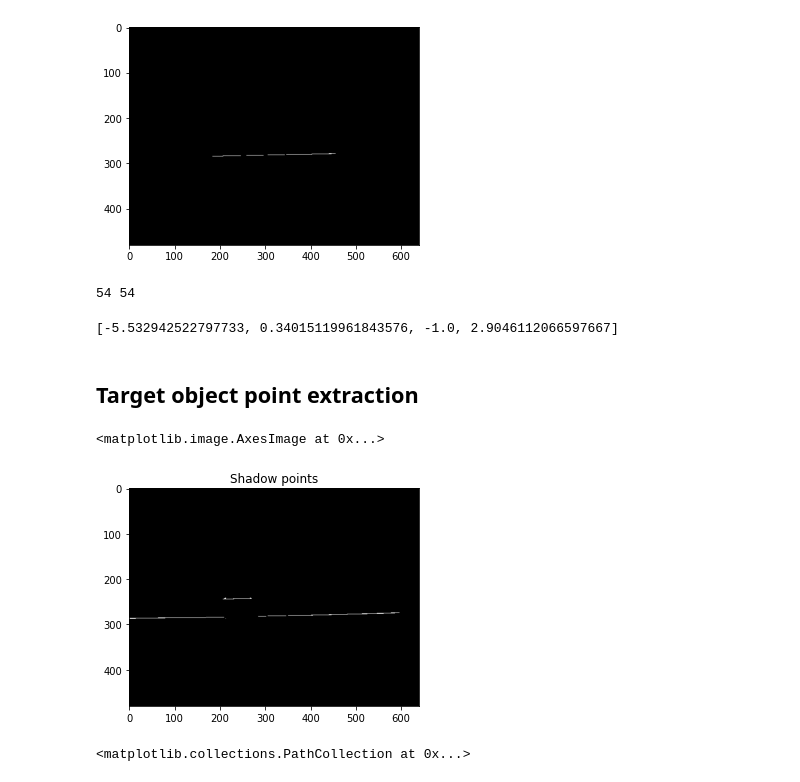
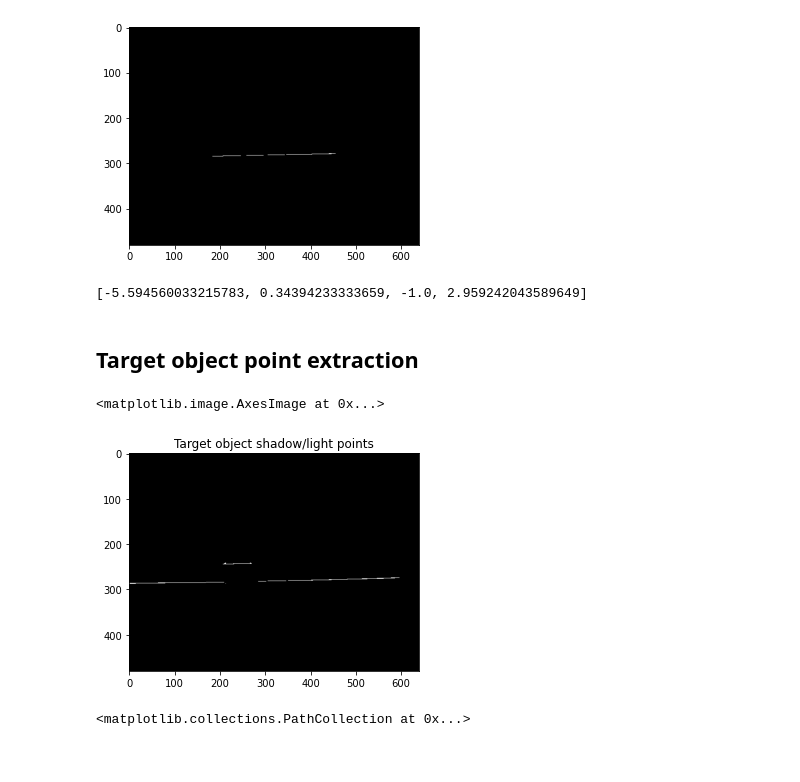
Before and after one commit to bernas670/3d-acquisition-feup-vcom, a Jupyter notebook: experiments.ipynb, the cells around one changed output. Saved outputs shown, nothing was run; the diff lists cells and outputs as text; code cells hidden in the pictures.

```diff
--- a/experiments.ipynb
+++ b/experiments.ipynb
@@ -212,7 +90,5 @@ for pixel in white_pixel_coords:
 
 # TODO: fix this ad hoc way of assuring the number of top points is the same as the number of bottom points
 bottom_points = bottom_points[len(bottom_points)//2 -len(top_points)//2 : len(bottom_points)//2 + len(top_points) // 2]
-shadow_plane_3d_points = bottom_points
-shadow_plane_3d_points.extend(top_points)
+plane_3d_points = bottom_points
+plane_3d_points.extend(top_points)
-# %% [output]
-54 54
@@ -224,26 +95,19 @@ shadow_plane_3d_points.extend(top_points)
-# %%
-from sklearn.linear_model import RANSACRegressor, LinearRegression
-shadow_plane_3d_points = np.array(shadow_plane_3d_points)
-xy = shadow_plane_3d_points[:, :2]
-z = shadow_plane_3d_points[:, 2]
-
-# estimate Ax + By + D = Z (C = 1)
-reg = RANSACRegressor(base_estimator=LinearRegression(fit_intercept=True), residual_threshold=0.01).fit(xy, z)
-
-plane_coefs = list(np.append(reg.estimator_.coef_,[-1, -reg.estimator_.intercept_]))
-plane_coefs
-# %% [output]
-[-5.532942522797733, 0.34015119961843576, -1.0, 2.9046112066597667]
+# %%
+# Calculate plane coeficients
+plane_coefs = calculatePlaneCoefs(np.array(plane_3d_points))
+plane_coefs
+# %% [output]
+[-5.594560033215783, 0.34394233333659, -1.0, 2.959242043589649]
 # %% [markdown]
 ## Target object point extraction
 # %%
-shadow_points = cv2.imread(f'data/calibration/{CAMERA_ID}/{SESSION_ID}/cube_processed/{PROCESSED_IMAGE_NAME}')
-shadow_points_gray = cv2.cvtColor(shadow_points, cv2.COLOR_BGR2GRAY)
-plt.title('Shadow points')
-plt.imshow(shadow_points, cmap='gray')
+target_object_points = cv2.imread(f'data/calibration/{CAMERA_ID}/{SESSION_ID}/cube_processed/{PROCESSED_OBJECT_IMAGE_NAME}')
+target_object_points_gray = cv2.cvtColor(target_object_points, cv2.COLOR_BGR2GRAY)
+plt.title('Target object shadow/light points')
+plt.imshow(target_object_points, cmap='gray')
 # %% [output]
 <matplotlib.image.AxesImage at 0x...>
-[figure, old version]
+[figure, new version]
 # %%
 # Calculate y and z for points in shadow
 points_x = []
```
Also changed, not shown: parts of 20 cells of this notebook.
